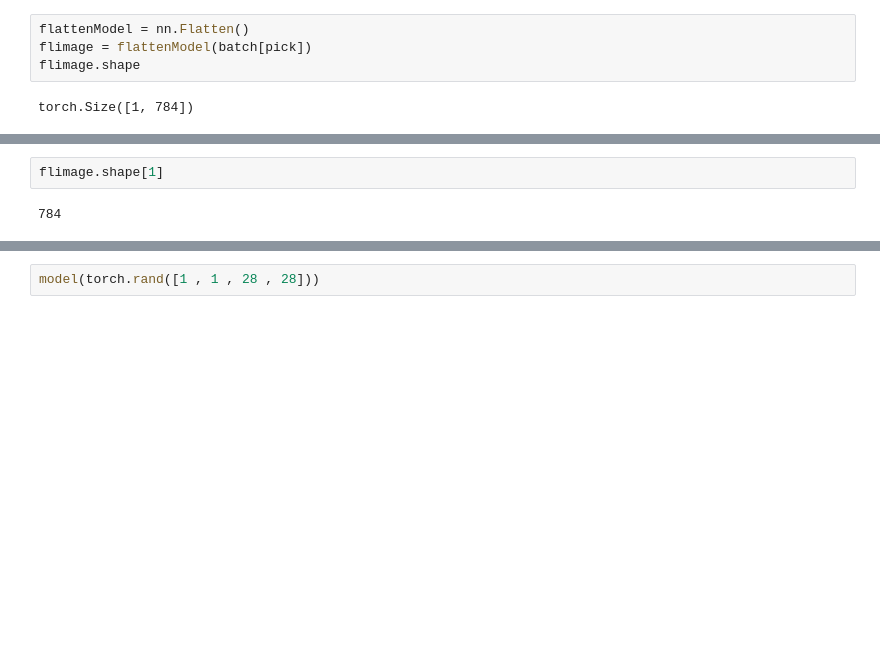
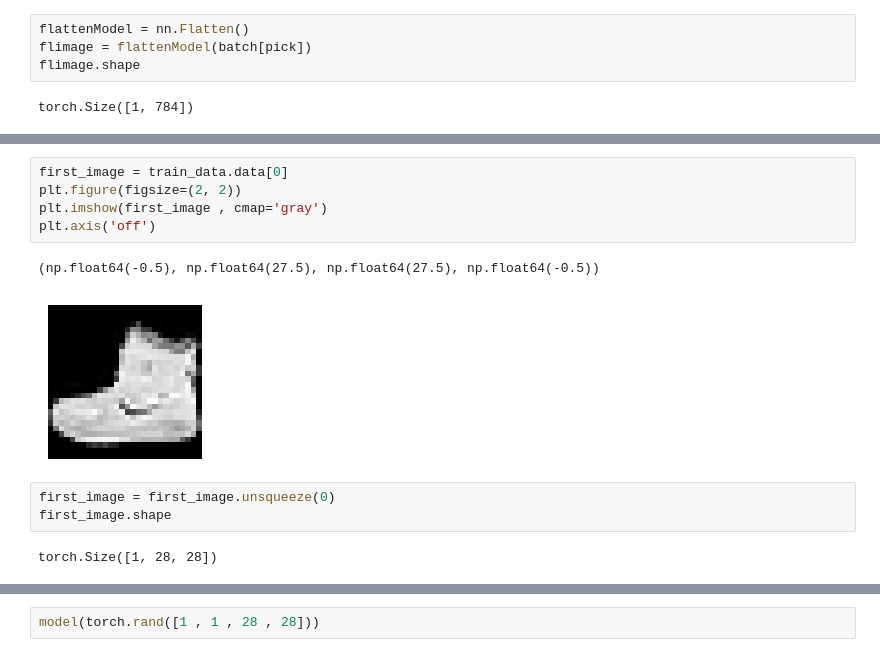
Before and after one commit to Arash-Rayan/pytorch, a Jupyter notebook: cnn.ipynb, the cells around one changed output, grey strips where cells are left out. Cells and saved outputs as stored; diff of their text form; blank space fills up the shorter version.

```diff
--- a/cnn.ipynb
+++ b/cnn.ipynb
@@ -178,7 +175,16 @@ model_2
 # %%
-flimage.shape[1]
+first_image = train_data.data[0]
+plt.figure(figsize=(2, 2))
+plt.imshow(first_image , cmap='gray')
+plt.axis('off')
 # %% [output]
-784
+(np.float64(-0.5), np.float64(27.5), np.float64(27.5), np.float64(-0.5))
+[figure, added]
+# %%
+first_image = first_image.unsqueeze(0)
+first_image.shape
+# %% [output]
+torch.Size([1, 28, 28])
 # %%
 model = MyCnnModel(
     input_shape=flimage.shape[1],
```
Also changed, not shown: parts of 8 cells of this notebook.
